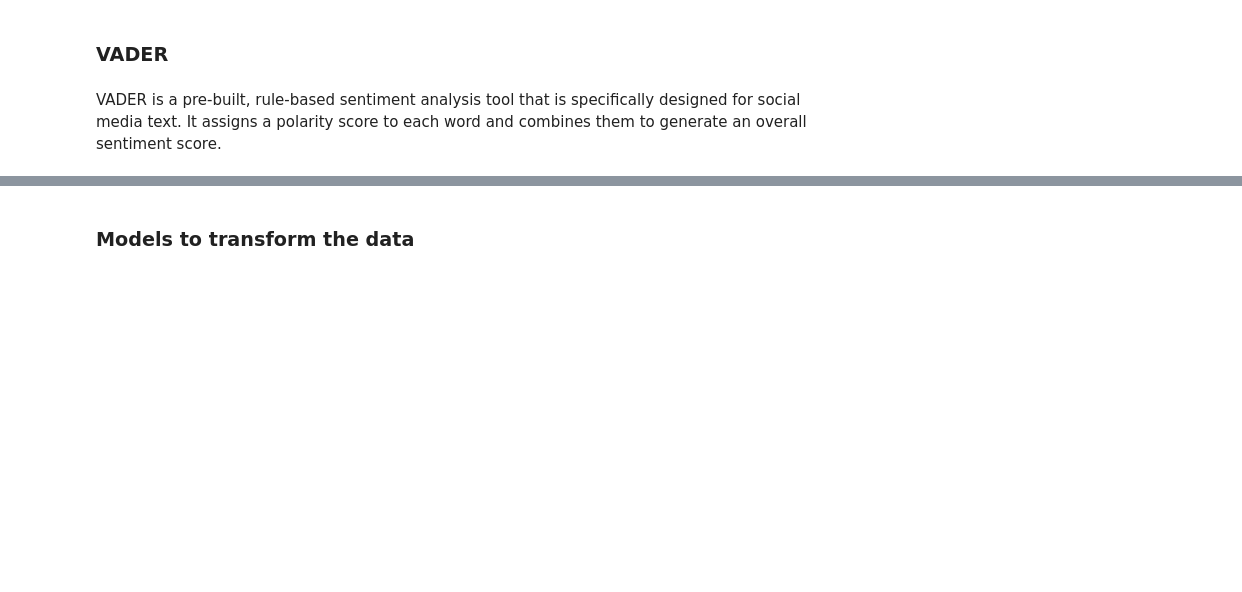
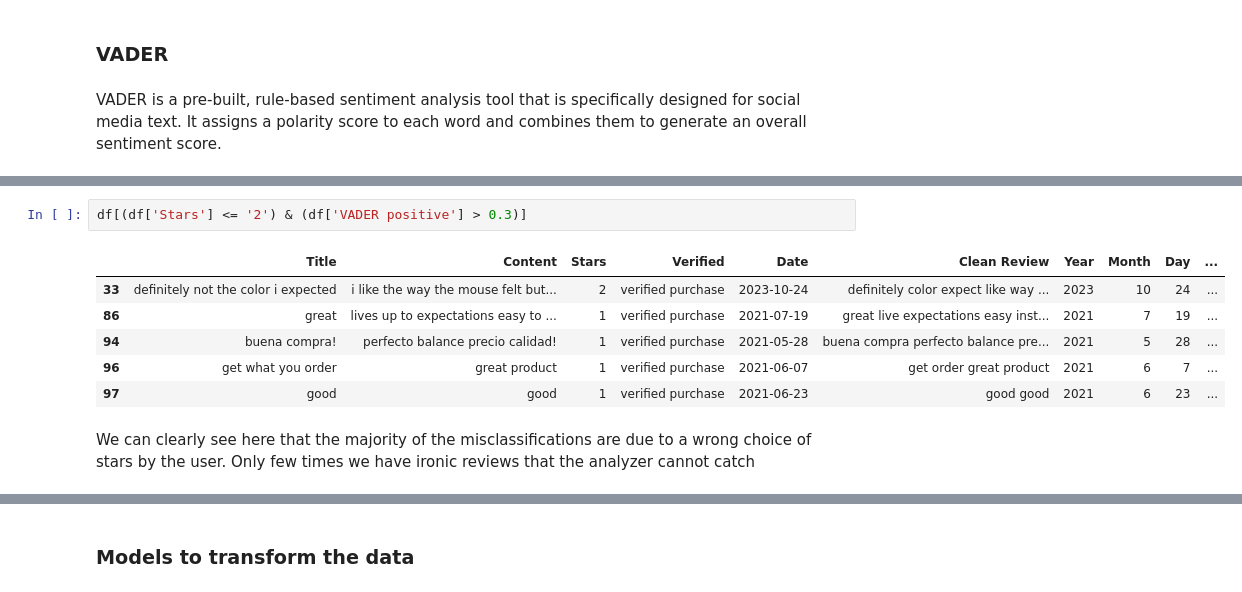
Before and after one commit to riccardo-borgo/Sentiment-Analysis-Amazon, a Jupyter notebook: sentiment_analysis.ipynb, the cells around one changed output, grey strips where cells are left out. Drawn from its saved outputs; the diff is of its cells as text; blank space fills up the shorter version.

```diff
--- a/sentiment_analysis.ipynb
+++ b/sentiment_analysis.ipynb
@@ -315,0 +355,11 @@ plt.show()
+# %%
+df[(df['Stars'] <= '2') & (df['VADER positive'] > 0.3)]
+# %% [output]
+|  | Title | Content | Stars | Verified | Date | Clean Review | Year | Month | Day | ... |
+| 33 | definitely not the color i expected | i like the way the mouse felt but... | 2 | verified purchase | 2023-10-24 | definitely color expect like way ... | 2023 | 10 | 24 | ... |
+| 86 | great | lives up to expectations easy to ... | 1 | verified purchase | 2021-07-19 | great live expectations easy inst... | 2021 | 7 | 19 | ... |
+| 94 | buena compra! | perfecto balance precio calidad! | 1 | verified purchase | 2021-05-28 | buena compra perfecto balance pre... | 2021 | 5 | 28 | ... |
+| 96 | get what you order | great product | 1 | verified purchase | 2021-06-07 | get order great product | 2021 | 6 | 7 | ... |
+| 97 | good | good | 1 | verified purchase | 2021-06-23 | good good | 2021 | 6 | 23 | ... |
+# %% [markdown]
+We can clearly see here that the majority of the misclassifications are due to a wrong choice of stars by the user. Only few times we have ironic reviews that the analyzer cannot catch
```
Also changed, not shown: parts of 31 cells of this notebook.
